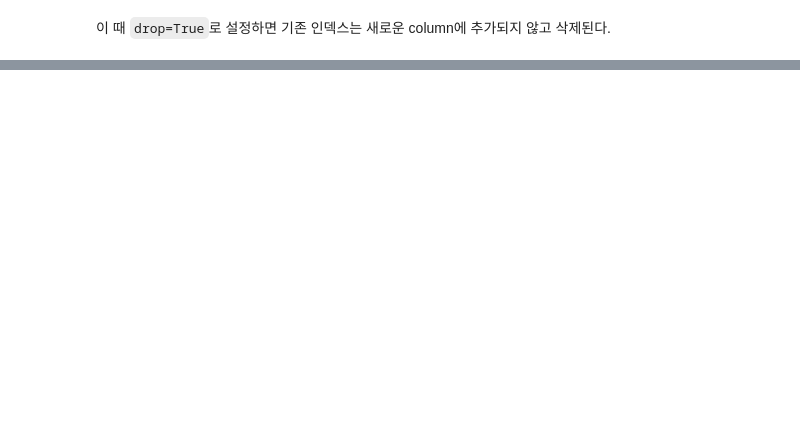
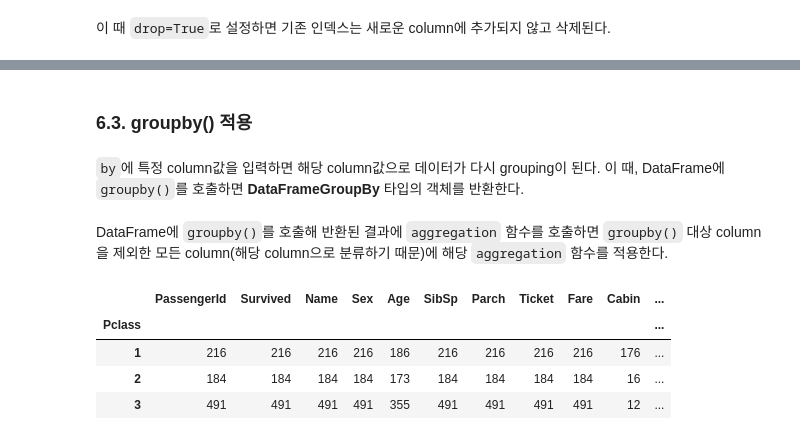
Before and after one commit to CoodingPenguin/cuai-ml-study, a Jupyter notebook: Chapter 01/Pandas.ipynb, the cells around one changed output, grey strips where cells are left out. Cells and saved outputs as stored; diff of their text form; code cells hidden in the pictures; blank space fills up the shorter version.

```diff
--- a/Chapter 01/Pandas.ipynb
+++ b/Chapter 01/Pandas.ipynb
@@ -429,0 +516,5 @@ new_value_cnts 객체 변수 타입 :  <class 'pandas.core.frame.DataFrame'>
+# %%
+titanic_df = pd.read_csv('train.csv')
+titanic_bool = titanic_df[titanic_df['Age'] > 60]
+print(type(titanic_bool))
+titanic_bool
@@ -429,0 +561,4 @@ new_value_cnts 객체 변수 타입 :  <class 'pandas.core.frame.DataFrame'>
+# %% [markdown]
+### 6.3. groupby() 적용
+# %% [markdown]
+`by`에 특정 column값을 입력하면 해당 column값으로 데이터가 다시 grouping이 된다. 이 때, DataFrame에 `groupby()`를 호출하면 <strong>DataFrameGroupBy</strong> 타입의 객체를 반환한다.
@@ -429,0 +568,11 @@ new_value_cnts 객체 변수 타입 :  <class 'pandas.core.frame.DataFrame'>
+# %% [markdown]
+DataFrame에 `groupby()`를 호출해 반환된 결과에 `aggregation` 함수를 호출하면 `groupby()` 대상 column을 제외한 모든 column(해당 column으로 분류하기 때문)에 해당 `aggregation` 함수를 적용한다.
+# %%
+titanic_groupby = titanic_df.groupby('Pclass').count()   # Pclass로 분류하되 나머지 feature의 값들은 합침
+titanic_groupby
+# %% [output]
+|  | PassengerId | Survived | Name | Sex | Age | SibSp | Parch | Ticket | Fare | Cabin | ... |
+| Pclass |  |  |  |  |  |  |  |  |  |  | ... |
+| 1 | 216 | 216 | 216 | 216 | 186 | 216 | 216 | 216 | 216 | 176 | ... |
+| 2 | 184 | 184 | 184 | 184 | 173 | 184 | 184 | 184 | 184 | 16 | ... |
+| 3 | 491 | 491 | 491 | 491 | 355 | 491 | 491 | 491 | 491 | 12 | ... |
```
Also changed, not shown: parts of 68 cells of this notebook, 6 other files.
